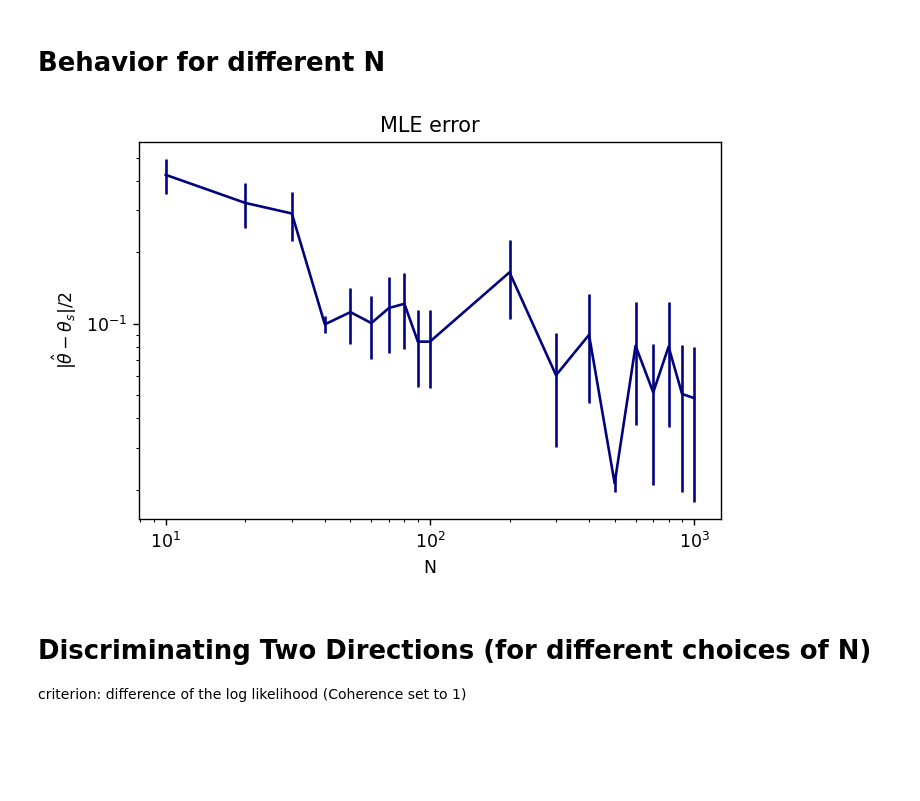
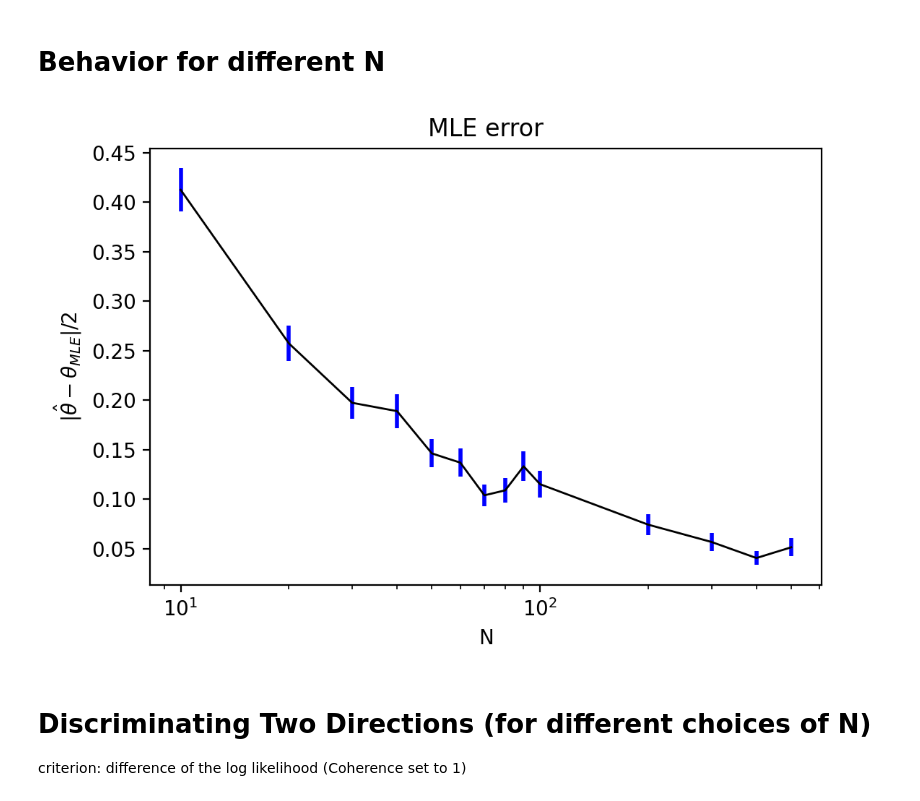
Before and after one commit to aGiorlandino/Theoretical_Neuroscience_ENS, a Jupyter notebook: Likelihood_estimator.ipynb, the cells around one changed output. Cells and saved outputs as stored; diff of their text form; code cells hidden in the pictures; blank space fills up the shorter version.

```diff
--- a/Likelihood_estimator.ipynb
+++ b/Likelihood_estimator.ipynb
@@ -52,9 +49,9 @@ plt.grid()
 # %% [markdown]
 # Behavior for different N
 # %%
-N_range=[10, 20, 30, 40, 50, 60, 70, 80, 90, 100, 200, 300, 400, 500, 600, 700, 800, 900, 1000]
-n_trials=100
-theta_range = np.linspace(0, 2*np.pi, 10000)
+N_range=[10, 20, 30, 40, 50, 60, 70, 80, 90, 100, 200, 300, 400, 500]
+n_trials=1000
+theta_range = np.linspace(0, 2*np.pi, 1000)
 
 diff=np.zeros(shape=(n_trials, len(N_range)))
 j=0
@@ -73,18 +70,18 @@ for N in N_range:
     j+=1
 mean_diff = np.mean(diff, axis=0)
 std_diff = np.std(diff, axis=0)
-
-plt.figure(dpi=125)
-plt.errorbar(N_range, mean_diff/2, yerr=std_diff/(2*np.sqrt(n_trials)), color="navy")
-#check y error normaliz factor
-plt.xscale("log")
-plt.yscale("log")
-plt.xlabel("N")
-plt.ylabel("$|\hat{\\theta}-\\theta_{s}|/2$")
-plt.title("MLE error")
-plt.show()
-# %% [output]
-[figure, removed]
+# %%
+plt.figure(dpi=200)
+plt.errorbar(N_range, mean_diff/2, yerr=std_diff/(2*np.sqrt(n_trials)), color="black", ecolor="blue", linewidth=1, elinewidth=2)
+#check y error normaliz factor
+plt.xscale("log")
+#plt.yscale("log")
+plt.xlabel("N")
+plt.ylabel("$|\hat{\\theta}-\\theta_{MLE}|/2$")
+plt.title("MLE error")
+plt.show()
+# %% [output]
+[figure, added]
 # %% [markdown]
 # Discriminating Two Directions (for different choices of N)
 criterion: difference of the log likelihood (Coherence set to 1)
```
Also changed, not shown: parts of 7 cells of this notebook.
